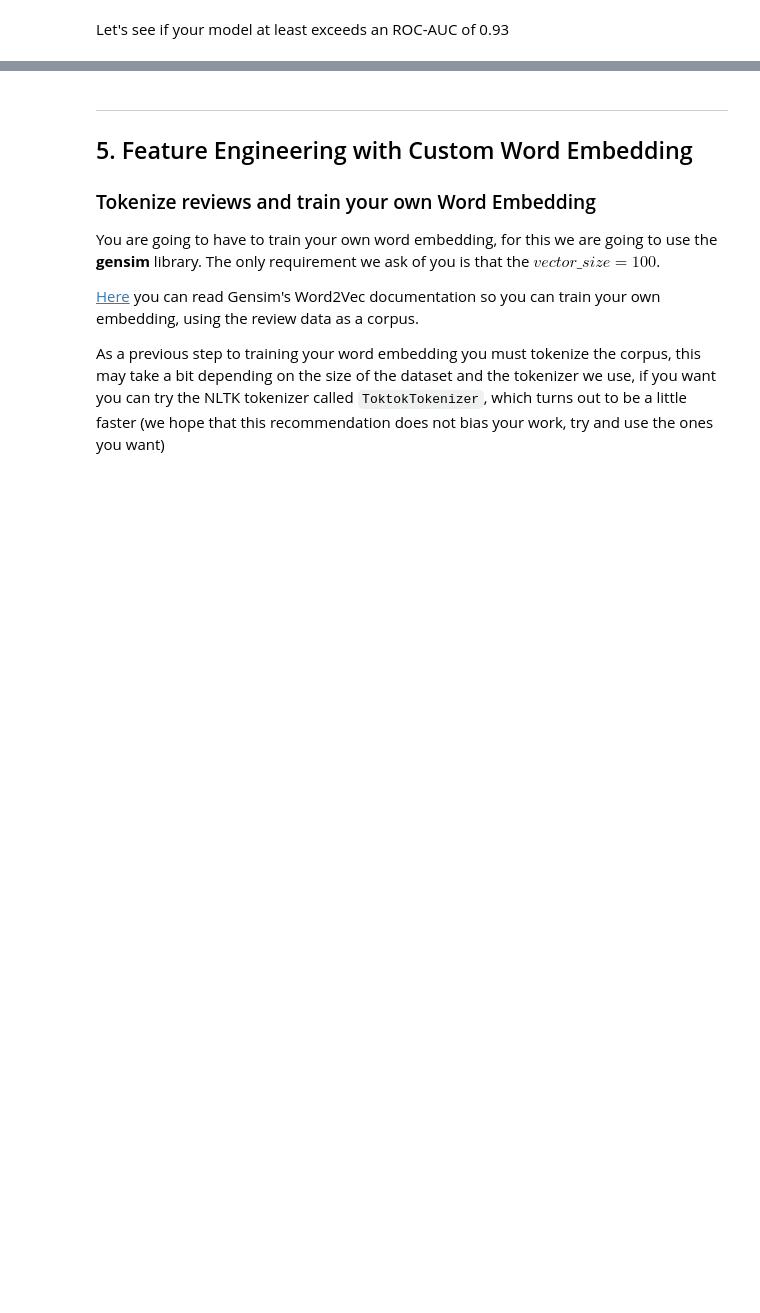
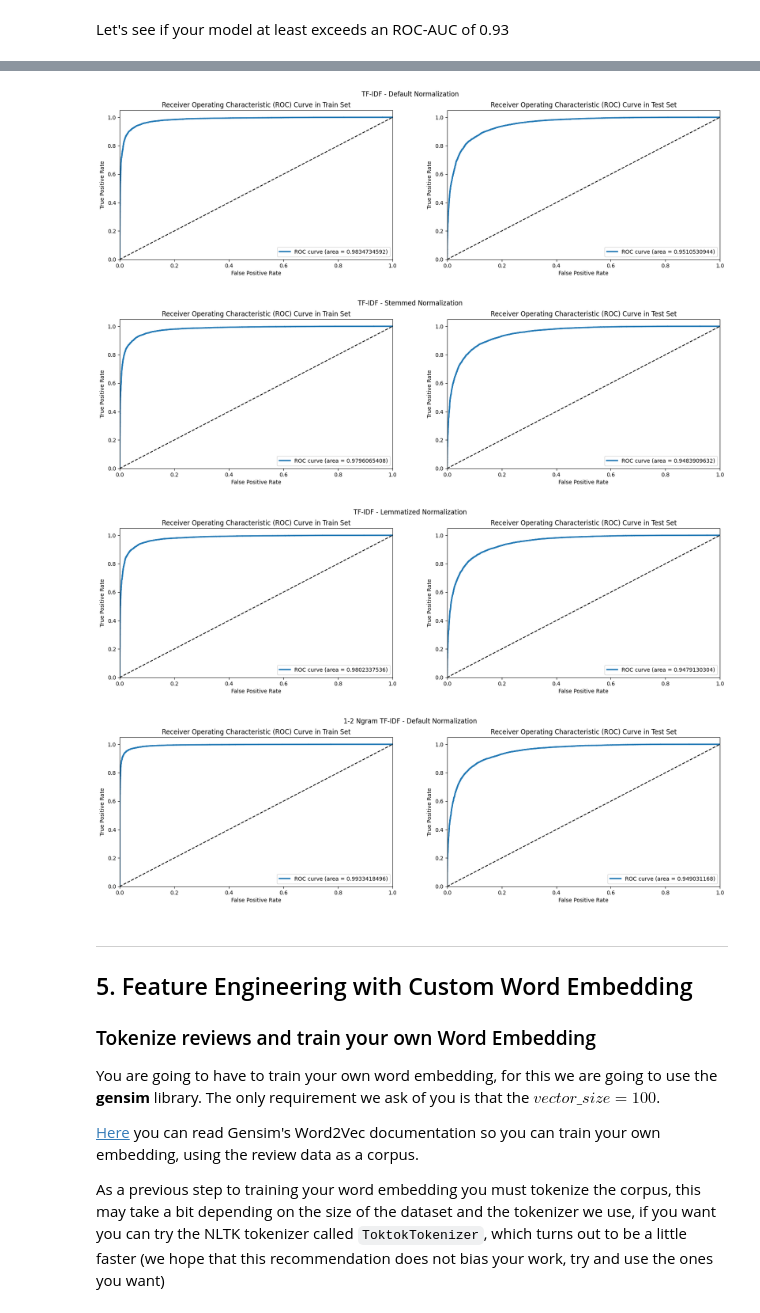
Before and after one commit to JotaCe7/Large-Movie-Review-Sentiment-Analysis, a Jupyter notebook: Sentiment_Analysis_NLP.ipynb, the cells around one changed output, grey strips where cells are left out. Drawn from its saved outputs; the diff is of its cells as text; code cells hidden in the pictures; blank space fills up the shorter version.

Commit message:
bow and tfidf expeiments results

```diff
--- a/Sentiment_Analysis_NLP.ipynb
+++ b/Sentiment_Analysis_NLP.ipynb
@@ -289,0 +421,20 @@ check_roc(roc_auc)
+# %%
+model_tfidf = LogisticRegression(random_state = 7)
+model_tfidf.fit(TFIDF_train, y_train)
+y_train_pred_tfidf       = model_tfidf.predict(TFIDF_train)
+y_pred_tfidf             = model_tfidf.predict(TFIDF_test)
+
+model_stem_tfidf = LogisticRegression(random_state=7)
+model_stem_tfidf.fit(TFIDF_train_stem, y_train)
+y_train_pred_stem_tfidf  = model_stem_tfidf.predict(TFIDF_train_stem)
+y_pred_stem_tfidf        = model_stem_tfidf.predict(TFIDF_test_stem)
+
+model_lemma_tfidf = LogisticRegression(random_state=7)
+model_lemma_tfidf.fit(TFIDF_train_lemma, y_train)
+y_train_pred_lemma_tfidf = model_lemma_tfidf.predict(TFIDF_train_lemma)
+y_pred_lemma_tfidf       = model_lemma_tfidf.predict(TFIDF_test_lemma)
+
+model_n2_tfidf = LogisticRegression(random_state = 7)
+model_n2_tfidf.fit(TFIDF_train_n2, y_train)
+y_train_pred_n2_tfidf    = model_n2_tfidf.predict(TFIDF_train_n2)
+y_pred_n2_tfidf          = model_n2_tfidf.predict(TFIDF_test_n2)
@@ -290,3 +482,13 @@ check_roc(roc_auc)
+# %%
+roc_auc_train_tfidf, roc_auc_test_tfidf             = evaluation.plot_roc_train_test(model_tfidf, TFIDF_train, y_train, TFIDF_test, y_test, sup_title="TF-IDF - Default Normalization")
+roc_auc_stem_train_tfidf, roc_auc_stem_test_tfidf   = evaluation.plot_roc_train_test(model_stem_tfidf, TFIDF_train_stem, y_train, TFIDF_test_stem, y_test, sup_title="TF-IDF - Stemmed Normalization")
+roc_auc_lemma_train_tfidf, roc_auc_lemma_test_tfidf = evaluation.plot_roc_train_test(model_lemma_tfidf, TFIDF_train_lemma, y_train, TFIDF_test_lemma, y_test, sup_title="TF-IDF - Lemmatized Normalization")
+roc_auc_n2_train_tfidf, roc_auc_n2_test_tfidf       = evaluation.plot_roc_train_test(model_n2_tfidf, TFIDF_train_n2, y_train, TFIDF_test_n2, y_test, sup_title="1-2 Ngram TF-IDF - Default Normalization")
+# %% [output]
+[figure, added]
+[figure, added]
+[figure, added]
+[figure, added]
 # %% [markdown]
 ---
 ## 5. Feature Engineering with Custom Word Embedding
```
Also changed, not shown: parts of 28 cells of this notebook.
